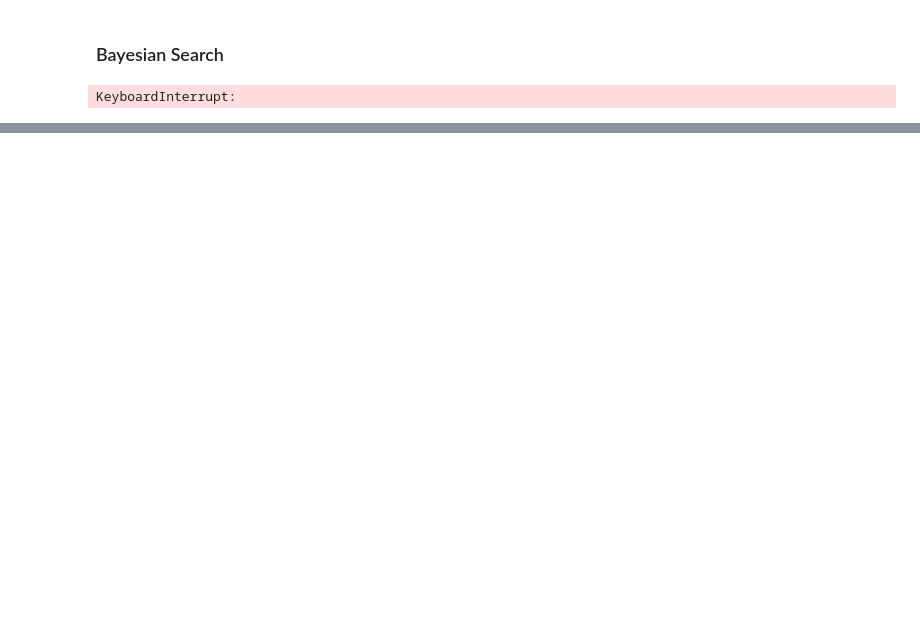
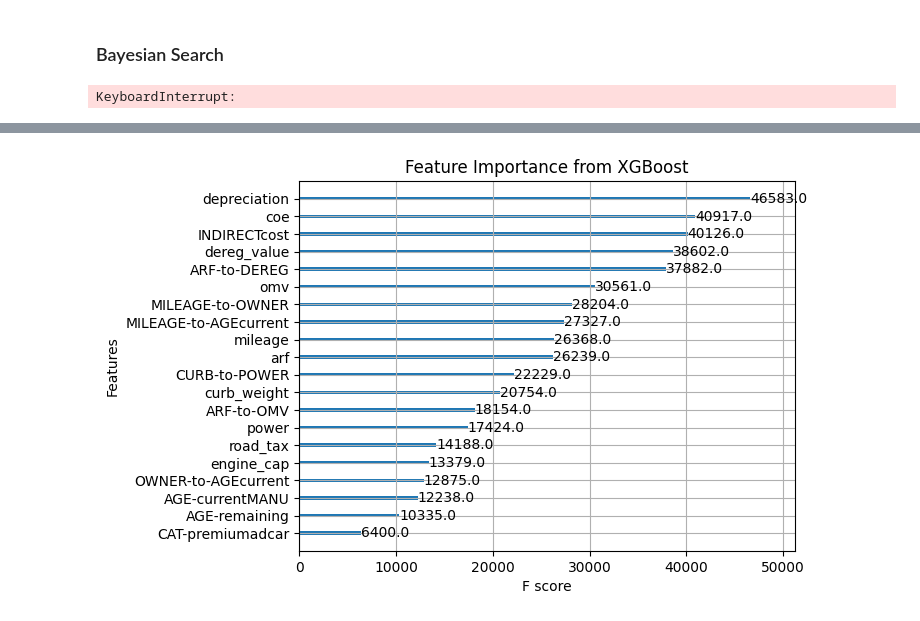
Before and after one commit to Hjyheart/CS5228-Kaggle-Project, a Jupyter notebook: script/main-bayesian.ipynb, the cells around one changed output, grey strips where cells are left out. Drawn from its saved outputs; the diff is of its cells as text; code cells hidden in the pictures; blank space fills up the shorter version.

Commit message:
add evaluate chart

```diff
--- a/script/main-bayesian.ipynb
+++ b/script/main-bayesian.ipynb
@@ -979,0 +1011,6 @@ OrderedDict([('alpha', 0.07272769267361982),
+# %%
+xgboost.plot_importance(ENCODED_xbg_model, importance_type='weight', max_num_features=20)  # You can also use 'gain' or 'cover'
+plt.title("Feature Importance from XGBoost")
+plt.show()
+# %% [output]
+[figure, added]
```
Also changed, not shown: parts of 7 cells of this notebook, 1 other file.
